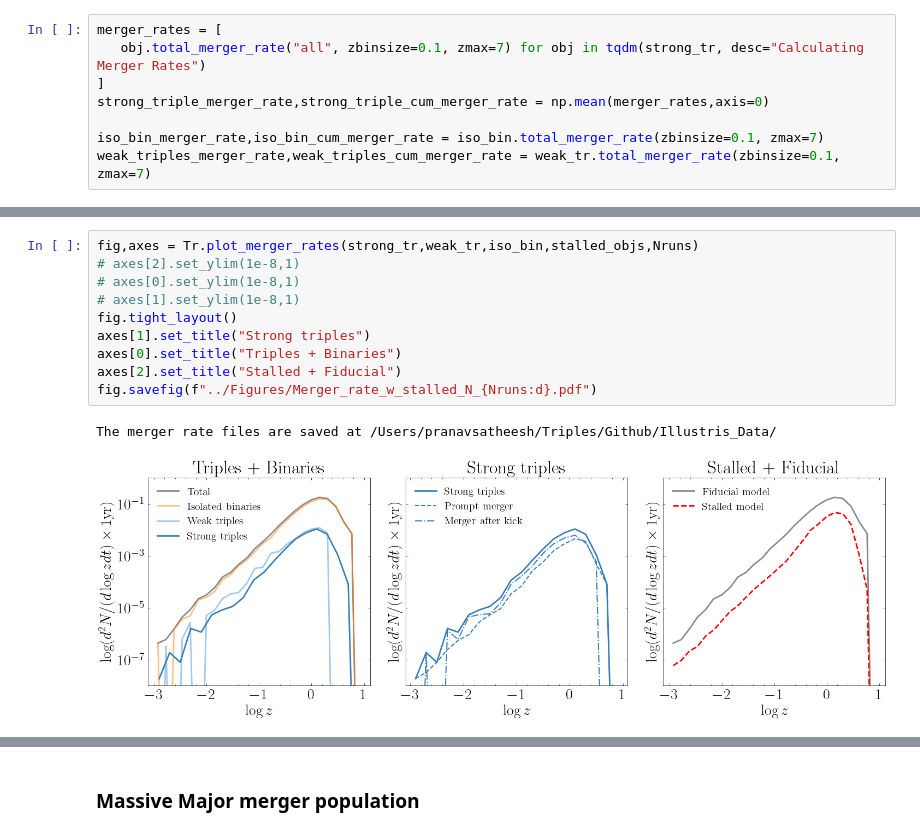
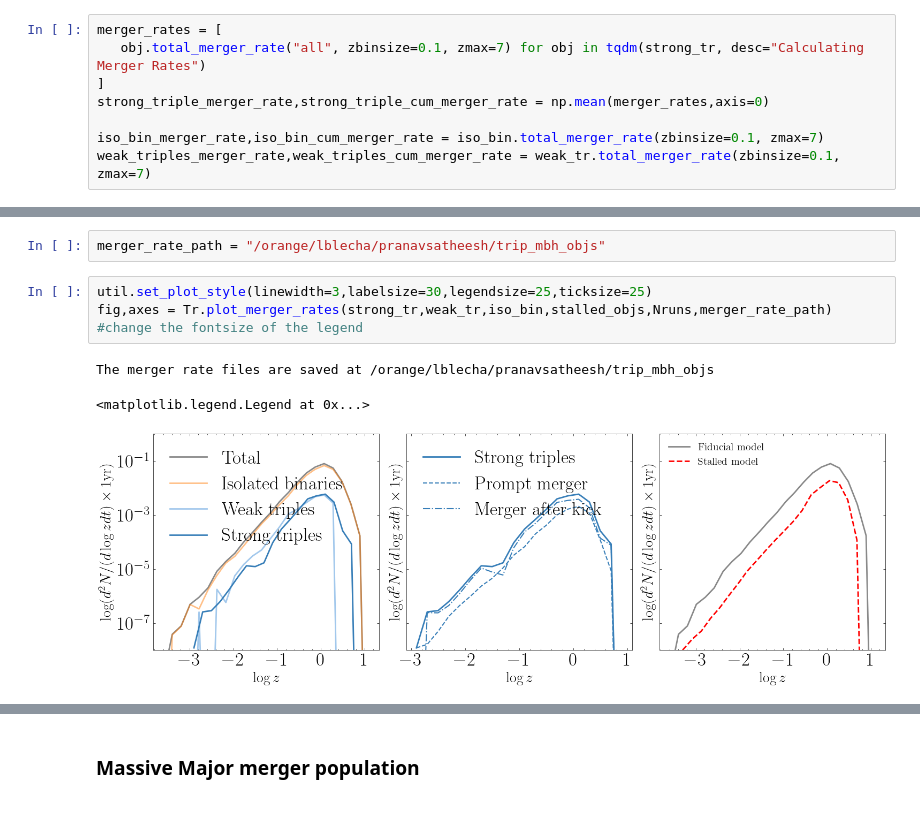
Before and after one commit to pranav-satheesh/Triple-MBH-Illustris, a Jupyter notebook: notebooks/merger_rates.ipynb, the cells around one changed output, grey strips where cells are left out. Cells and saved outputs as stored; diff of their text form.

```diff
--- a/notebooks/merger_rates.ipynb
+++ b/notebooks/merger_rates.ipynb
@@ -169,13 +107,10 @@ The merger rate files are saved at /Users/pranavsatheesh/Triples/Github/Illustri
-# %%
-fig,axes = Tr.plot_merger_rates(strong_tr,weak_tr,iso_bin,stalled_objs,Nruns)
-# axes[2].set_ylim(1e-8,1)
-# axes[0].set_ylim(1e-8,1)
-# axes[1].set_ylim(1e-8,1)
-fig.tight_layout()
-axes[1].set_title("Strong triples")
-axes[0].set_title("Triples + Binaries")
-axes[2].set_title("Stalled + Fiducial")
-fig.savefig(f"../Figures/Merger_rate_w_stalled_N_{Nruns:d}.pdf")
-# %% [output]
-The merger rate files are saved at /Users/pranavsatheesh/Triples/Github/Illustris_Data/
-[figure, removed]
+# %%
+merger_rate_path = "/orange/lblecha/pranavsatheesh/trip_mbh_objs"
+# %%
+util.set_plot_style(linewidth=3,labelsize=30,legendsize=25,ticksize=25)
+fig,axes = Tr.plot_merger_rates(strong_tr,weak_tr,iso_bin,stalled_objs,Nruns,merger_rate_path)
+#change the fontsize of the legend
+# %% [output]
+The merger rate files are saved at /orange/lblecha/pranavsatheesh/trip_mbh_objs
+<matplotlib.legend.Legend at 0x...>
+[figure, added]
```
Also changed, not shown: parts of 22 cells of this notebook, 7 other files.
